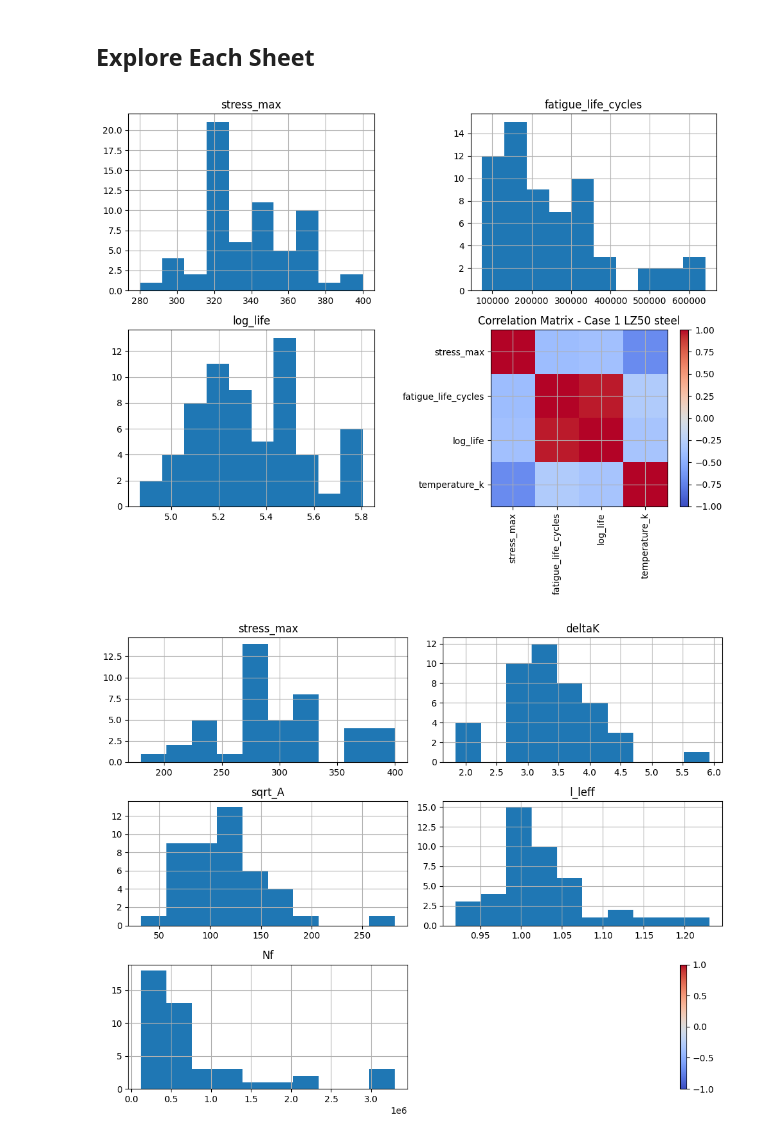
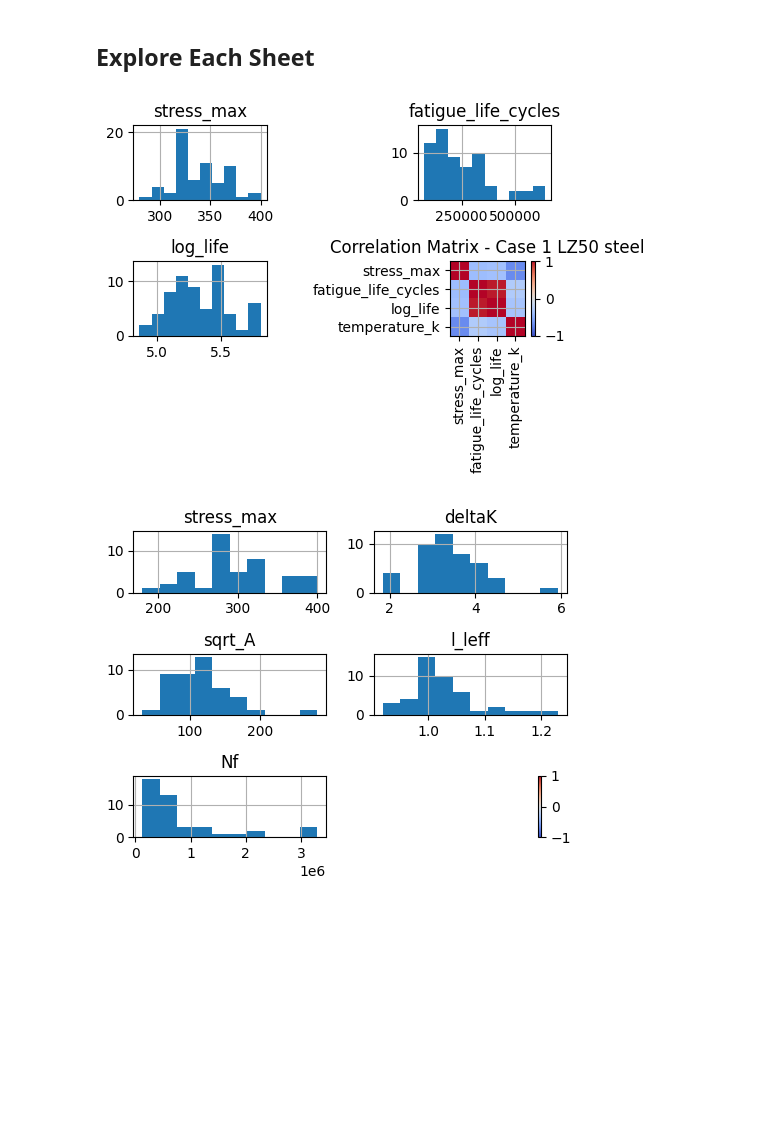
Before and after one commit to jessk816/pinn, a Jupyter notebook: data/data_zhou.ipynb, the cells around one changed output. Cells and saved outputs as stored; diff of their text form; code cells hidden in the pictures; blank space fills up the shorter version.

```diff
--- a/data/data_zhou.ipynb
+++ b/data/data_zhou.ipynb
@@ -261,22 +260,22 @@ datasets["Case 1 LZ50 steel"]["category"] = "raw fatigue"
 # %%
 for i, (sheet_name, df) in enumerate(cleaned_sheets.items(), start=1):
 
     #numerical summary
     df.describe()
 
     # histograms of numerical columns
-    df.hist(figsize=(10,8))
+    df.hist(figsize=(5,4))
 
     # correlation matrix
     corr = df.corr(numeric_only=True)
 
     plt.imshow(corr, cmap='coolwarm', vmin=-1, vmax=1)
     plt.colorbar()
     plt.xticks(range(len(corr)), corr.columns, rotation=90)
     plt.yticks(range(len(corr)), corr.columns)
     plt.title(f"Correlation Matrix - {sheet_name}")
     plt.tight_layout()
     plt.show()
 # %% [output]
-[figure, old version]
+[figure, new version]
-[figure, old version]
+[figure, new version]
```
Also changed, not shown: parts of 2 cells of this notebook, 13 other files.
